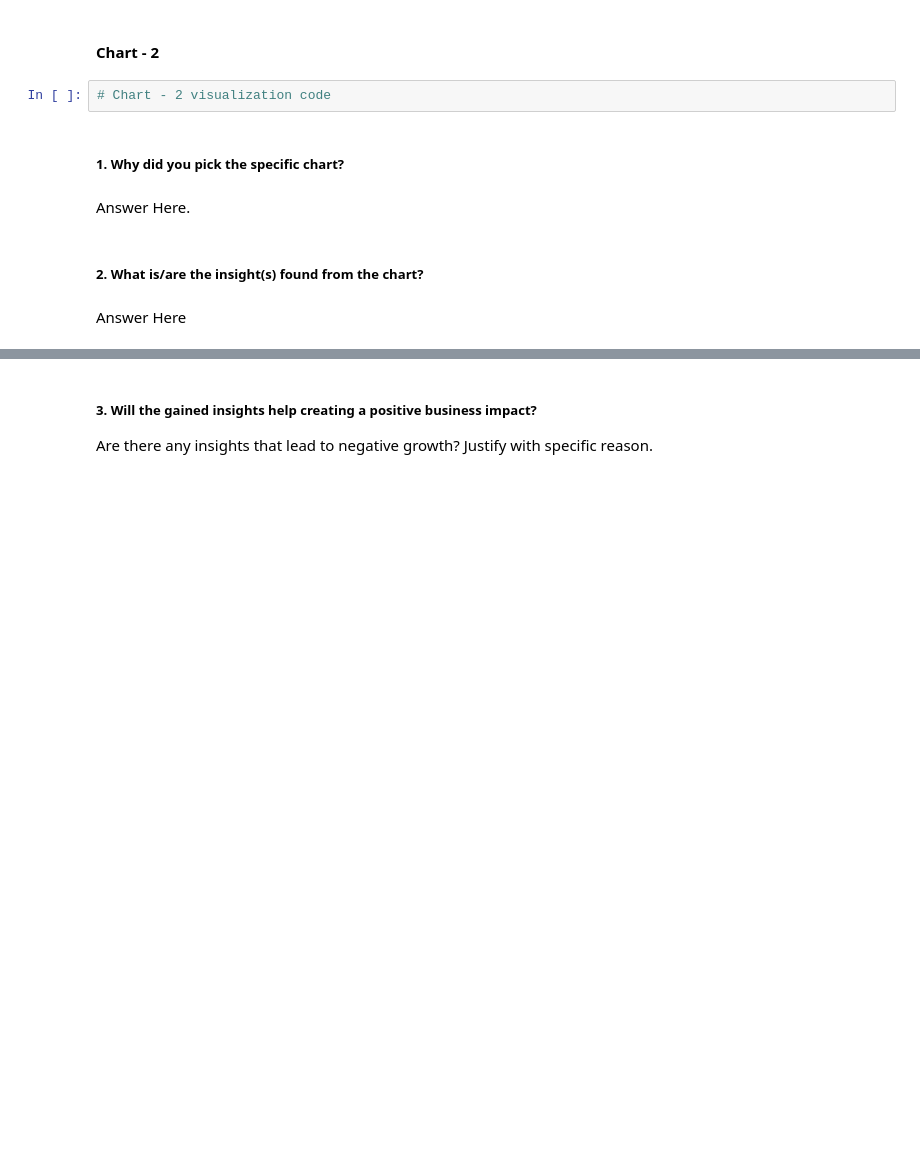
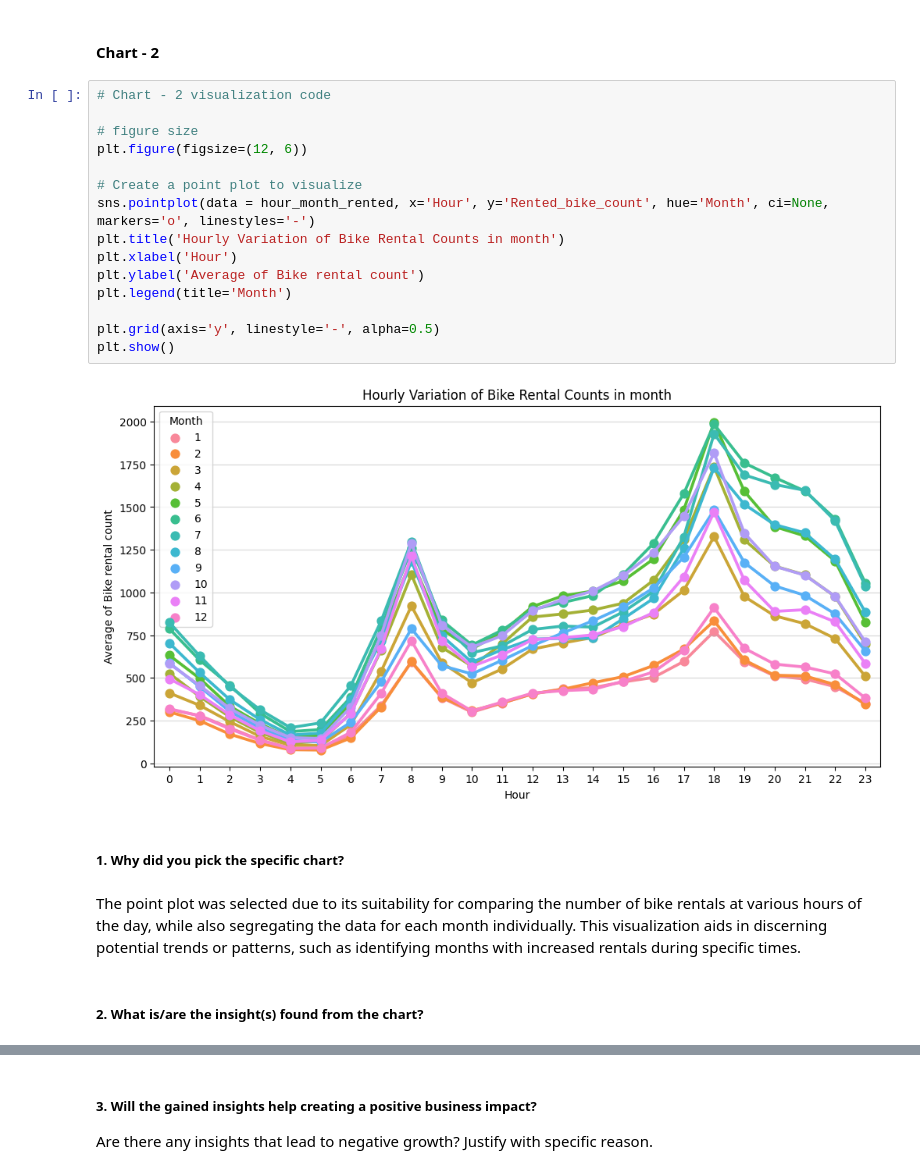
Before and after one commit to OmprakashDebata/Bike-Sharing-Demand-Regression, a Jupyter notebook: Bike_sharing_individual.ipynb, the cells around one changed output, grey strips where cells are left out. Drawn from its saved outputs; the diff is of its cells as text; blank space fills up the shorter version.

```diff
--- a/Bike_sharing_individual.ipynb
+++ b/Bike_sharing_individual.ipynb
@@ -764,12 +782,25 @@ Answer Here
 # %% [markdown]
 #### Chart - 2
-# %%
-# Chart - 2 visualization code
+# %%
+# Chart - 2 visualization code
+
+# figure size
+plt.figure(figsize=(12, 6))
+
+# Create a point plot to visualize
+sns.pointplot(data = hour_month_rented, x='Hour', y='Rented_bike_count', hue='Month', ci=None, markers='o', linestyles='-')
+plt.title('Hourly Variation of Bike Rental Counts in month')
+plt.xlabel('Hour')
+plt.ylabel('Average of Bike rental count')
+plt.legend(title='Month')
+
+plt.grid(axis='y', linestyle='-', alpha=0.5)
+plt.show()
+# %% [output]
+[figure, added]
 # %% [markdown]
 ##### 1. Why did you pick the specific chart?
-# %% [markdown]
-Answer Here.
+# %% [markdown]
+The point plot was selected due to its suitability for comparing the number of bike rentals at various hours of the day, while also segregating the data for each month individually. This visualization aids in discerning potential trends or patterns, such as identifying months with increased rentals during specific times.
 # %% [markdown]
 ##### 2. What is/are the insight(s) found from the chart?
-# %% [markdown]
-Answer Here
```
Also changed, not shown: parts of 137 cells of this notebook.
